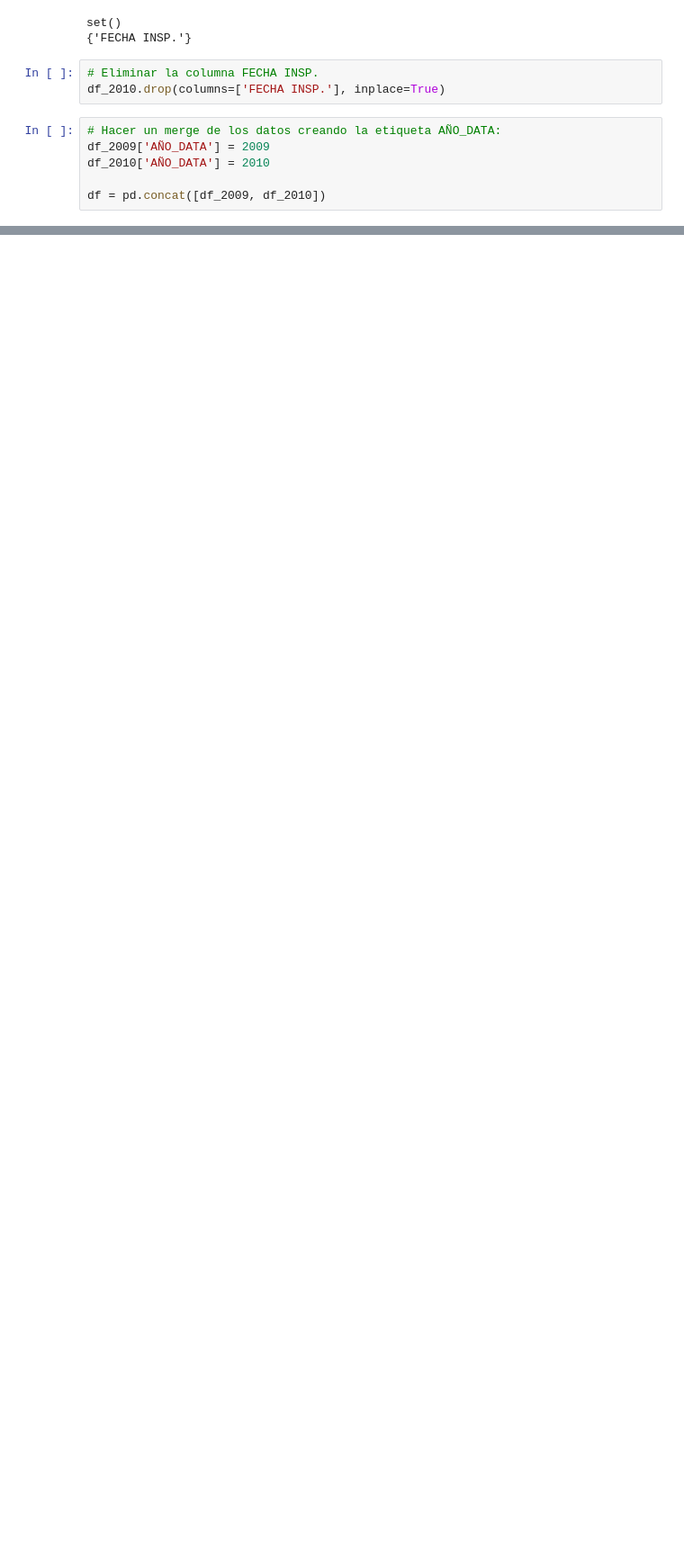
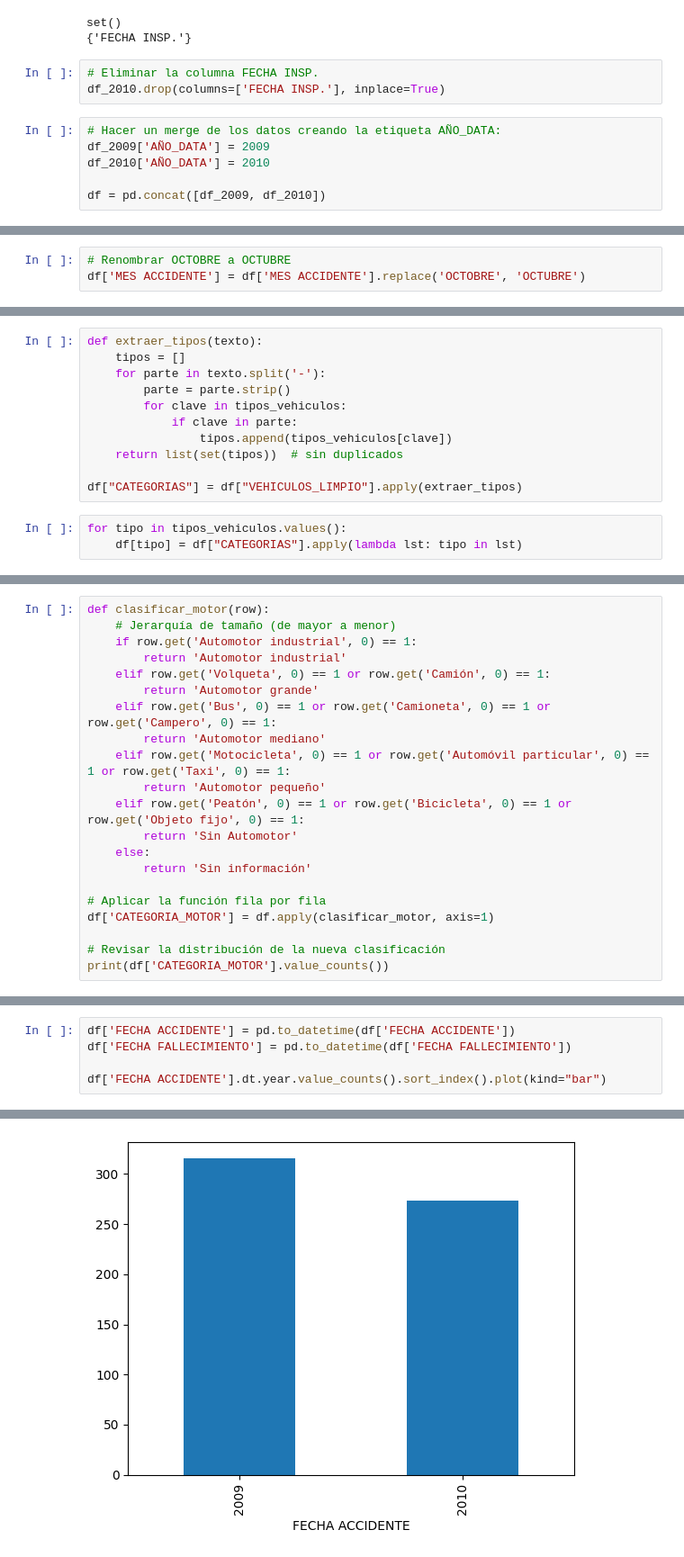
Before and after one commit to DCajiao/Aplicaciones-del-Analisis-Espacial, a Jupyter notebook: casos/Situación_2/00_preprocesamiento.ipynb, the cells around one changed output, grey strips where cells are left out. Shown: that part at 90% size. Cells and saved outputs as stored; diff of their text form; blank space fills up the shorter version.

```diff
--- a/casos/Situación_2/00_preprocesamiento.ipynb
+++ b/casos/Situación_2/00_preprocesamiento.ipynb
@@ -86,0 +180,3 @@ af.summary_by_columns(df)
+# %%
+# Renombrar OCTOBRE a OCTUBRE
+df['MES ACCIDENTE'] = df['MES ACCIDENTE'].replace('OCTOBRE', 'OCTUBRE')
@@ -87,3 +295,17 @@ af.summary_by_columns(df)
+# %%
+def extraer_tipos(texto):
+    tipos = []
+    for parte in texto.split('-'):
+        parte = parte.strip()
+        for clave in tipos_vehiculos:
+            if clave in parte:
+                tipos.append(tipos_vehiculos[clave])
+    return list(set(tipos))  # sin duplicados
+
+df["CATEGORIAS"] = df["VEHICULOS_LIMPIO"].apply(extraer_tipos)
+# %%
+for tipo in tipos_vehiculos.values():
+    df[tipo] = df["CATEGORIAS"].apply(lambda lst: tipo in lst)
 # %%
 df.columns
 # %% [output]
@@ -156,0 +367,21 @@ Número de categorías únicas estandarizadas: 18
+# %%
+def clasificar_motor(row):
+    # Jerarquía de tamaño (de mayor a menor)
+    if row.get('Automotor industrial', 0) == 1:
+        return 'Automotor industrial'
+    elif row.get('Volqueta', 0) == 1 or row.get('Camión', 0) == 1:
+        return 'Automotor grande'
+    elif row.get('Bus', 0) == 1 or row.get('Camioneta', 0) == 1 or row.get('Campero', 0) == 1:
+        return 'Automotor mediano'
+    elif row.get('Motocicleta', 0) == 1 or row.get('Automóvil particular', 0) == 1 or row.get('Taxi', 0) == 1:
+        return 'Automotor pequeño'
+    elif row.get('Peatón', 0) == 1 or row.get('Bicicleta', 0) == 1 or row.get('Objeto fijo', 0) == 1:
+        return 'Sin Automotor'
+    else:
+        return 'Sin información'
+
+# Aplicar la función fila por fila
+df['CATEGORIA_MOTOR'] = df.apply(clasificar_motor, axis=1)
+
+# Revisar la distribución de la nueva clasificación
+print(df['CATEGORIA_MOTOR'].value_counts())
@@ -156,0 +422,6 @@ Número de categorías únicas estandarizadas: 18
+# %%
+df['FECHA ACCIDENTE'] = pd.to_datetime(df['FECHA ACCIDENTE'])
+df['FECHA FALLECIMIENTO'] = pd.to_datetime(df['FECHA FALLECIMIENTO'])
+
+df['FECHA ACCIDENTE'].dt.year.value_counts().sort_index().plot(kind="bar")
+# %% [output]
@@ -156,0 +429 @@ Número de categorías únicas estandarizadas: 18
+[figure, added]
```
Also changed, not shown: parts of 42 cells of this notebook.
